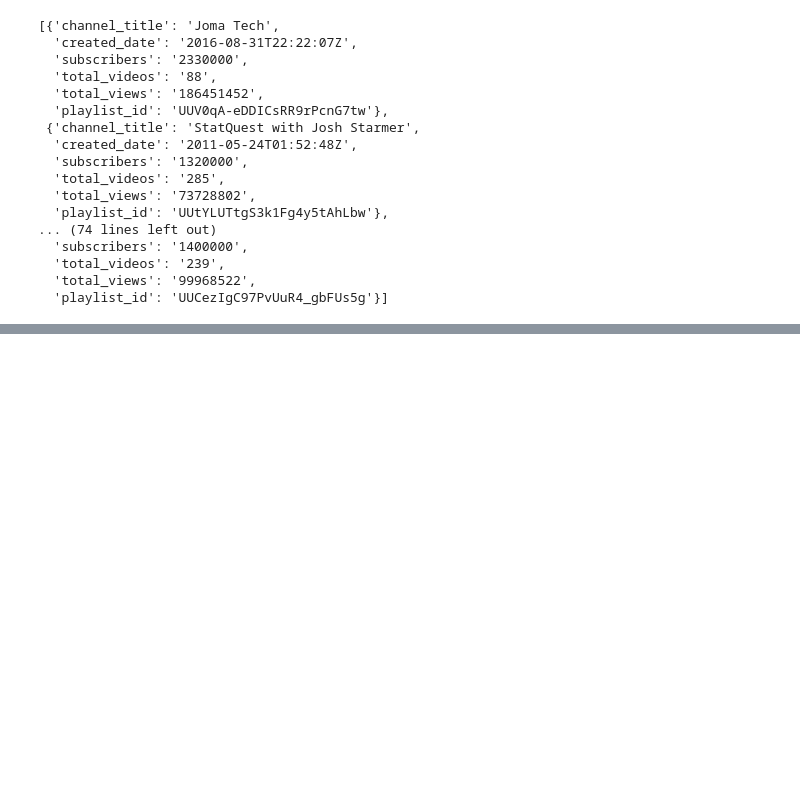
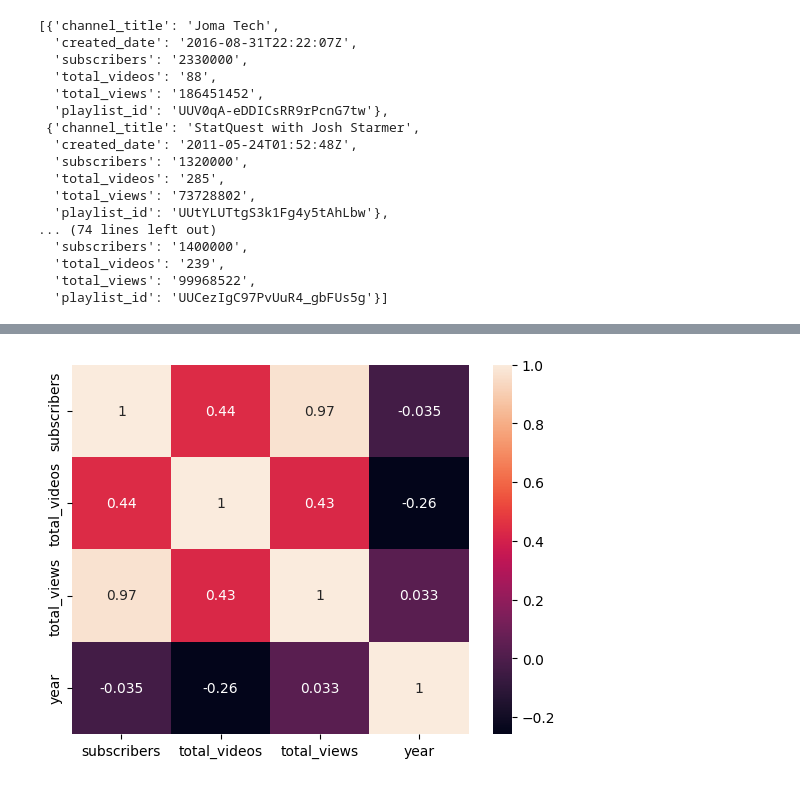
Before and after one commit to SOURAVSHEEL/YouTube_DS, a Jupyter notebook: yt_data.ipynb, the cells around one changed output, grey strips where cells are left out. Cells and saved outputs as stored; diff of their text form; code cells hidden in the pictures; blank space fills up the shorter version.

Commit message:
visualization

```diff
--- a/yt_data.ipynb
+++ b/yt_data.ipynb
@@ -80,0 +108,7 @@ channel_stat_df.head()
+# %%
+## changing the date column to datetime format
+
+## Dates are in ISO8601 format (like "2022-09-14T07:54:45.021008Z")
+## "2022-09-14T07:54:45.021008Z" includes fractional seconds (.021008) and a "Z" to indicate UTC.
+
+channel_stat_df['created_date'] = pd.to_datetime(channel_stat_df['created_date'], format='ISO8601').dt.date
@@ -80,0 +124,15 @@ channel_stat_df.head()
+# %%
+## Converting the subscriber, total_videos and total_views columns to integer data type
+
+channel_stat_df['subscribers'] = channel_stat_df['subscribers'].astype(int)
+channel_stat_df['total_videos'] = channel_stat_df['total_videos'].astype(int)
+channel_stat_df['total_views'] = channel_stat_df['total_views'].astype(int)
+# %%
+## Creating a new column year to store the year of the channel creation
+
+channel_stat_df['year'] = pd.to_datetime(channel_stat_df['created_date']).dt.year
+# %%
+numerical_data = channel_stat_df[['subscribers','total_videos','total_views','year']]
+
+correlation = numerical_data.corr()
+correlation
@@ -80,0 +145,5 @@ channel_stat_df.head()
+# %%
+sns.heatmap(correlation, annot=True)
+plt.show()
+# %% [output]
+[figure, added]
```
Also changed, not shown: parts of 7 cells of this notebook.
